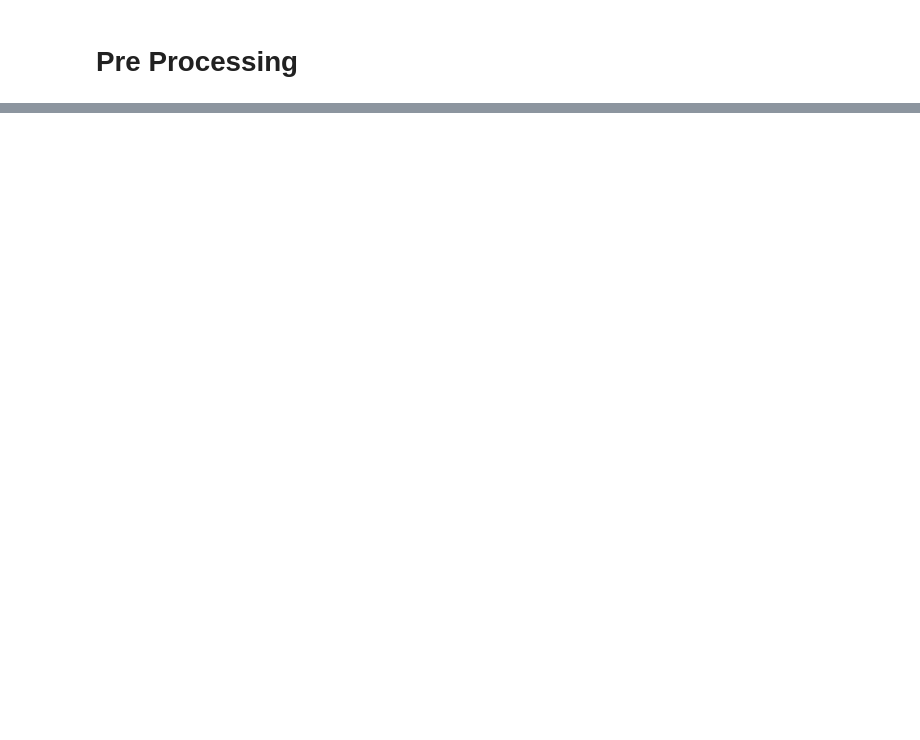
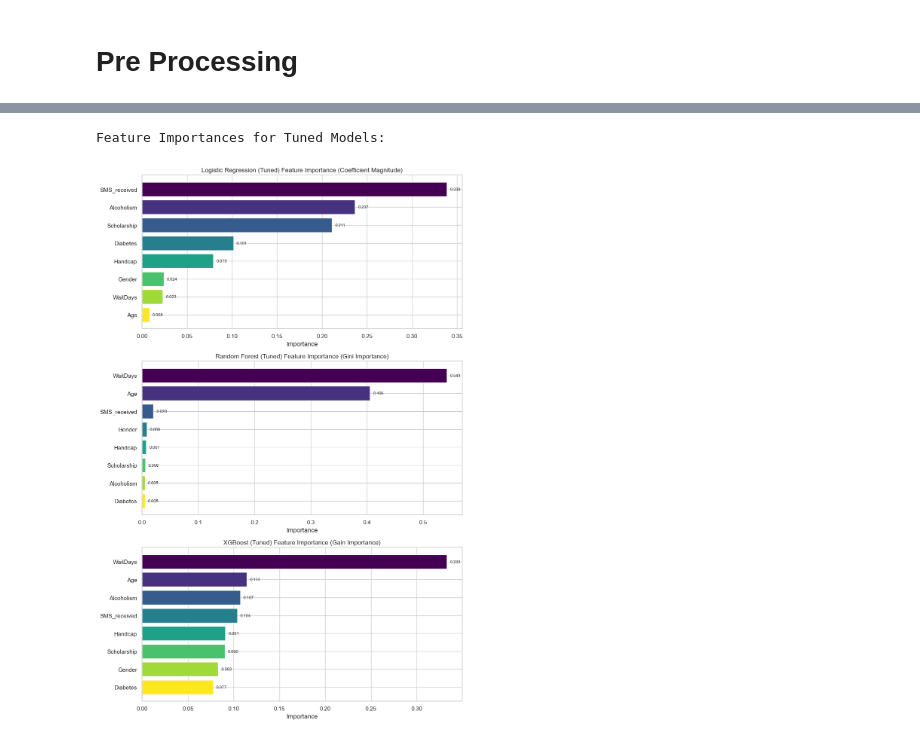
Before and after one commit to swapnilprakashpatil/aai510_3proj, a Jupyter notebook: notebooks/Supervised.ipynb, the cells around one changed output, grey strips where cells are left out. Drawn from its saved outputs; the diff is of its cells as text; code cells hidden in the pictures; blank space fills up the shorter version.

```diff
--- a/notebooks/Supervised.ipynb
+++ b/notebooks/Supervised.ipynb
@@ -143,0 +797,42 @@ Index(['Gender', 'ScheduledDay', 'AppointmentDay', 'Age', 'Neighbourhood',
+# %%
+# Plot feature importances for tuned models
+print("\nFeature Importances for Tuned Models:")
+feature_names = X.columns
+
+fig, axes = plt.subplots(3, 1, figsize=(10, 15))
+model_names = ['Logistic Regression (Tuned)', 'Random Forest (Tuned)', 'XGBoost (Tuned)']
+
+for ax, name in zip(axes, model_names):
+    model = tuned_models[name]
+
+    if 'Logistic Regression' in name:
+        importances = np.abs(model.coef_[0])
+        title_suffix = "(Coefficient Magnitude)"
+    elif 'Random Forest' in name:
+        importances = model.feature_importances_
+        title_suffix = "(Gini Importance)"
+    elif 'XGBoost' in name:
+        importances = model.feature_importances_
+        title_suffix = "(Gain Importance)"
+
+    indices = np.argsort(importances)[::-1]
+    colors = plt.cm.viridis(np.linspace(0, 1, len(feature_names)))
+
+    bars = ax.barh(range(len(feature_names)), importances[indices],
+                   align='center', color=colors)
+    ax.set_yticks(range(len(feature_names)))
+    ax.set_yticklabels(feature_names[indices])
+    ax.invert_yaxis()
+    ax.set_title(f'{name} Feature Importance {title_suffix}')
+    ax.set_xlabel('Importance')
+
+    # Add value labels on bars
+    for i, (bar, val) in enumerate(zip(bars, importances[indices])):
+        ax.text(val + max(importances) * 0.01, bar.get_y() + bar.get_height()/2,
+                f'{val:.3f}', va='center', fontsize=8)
+
+plt.tight_layout()
+plt.show()
+# %% [output]
+Feature Importances for Tuned Models:
+[figure, added]
```
Also changed, not shown: parts of 23 cells of this notebook, 3 other files.
